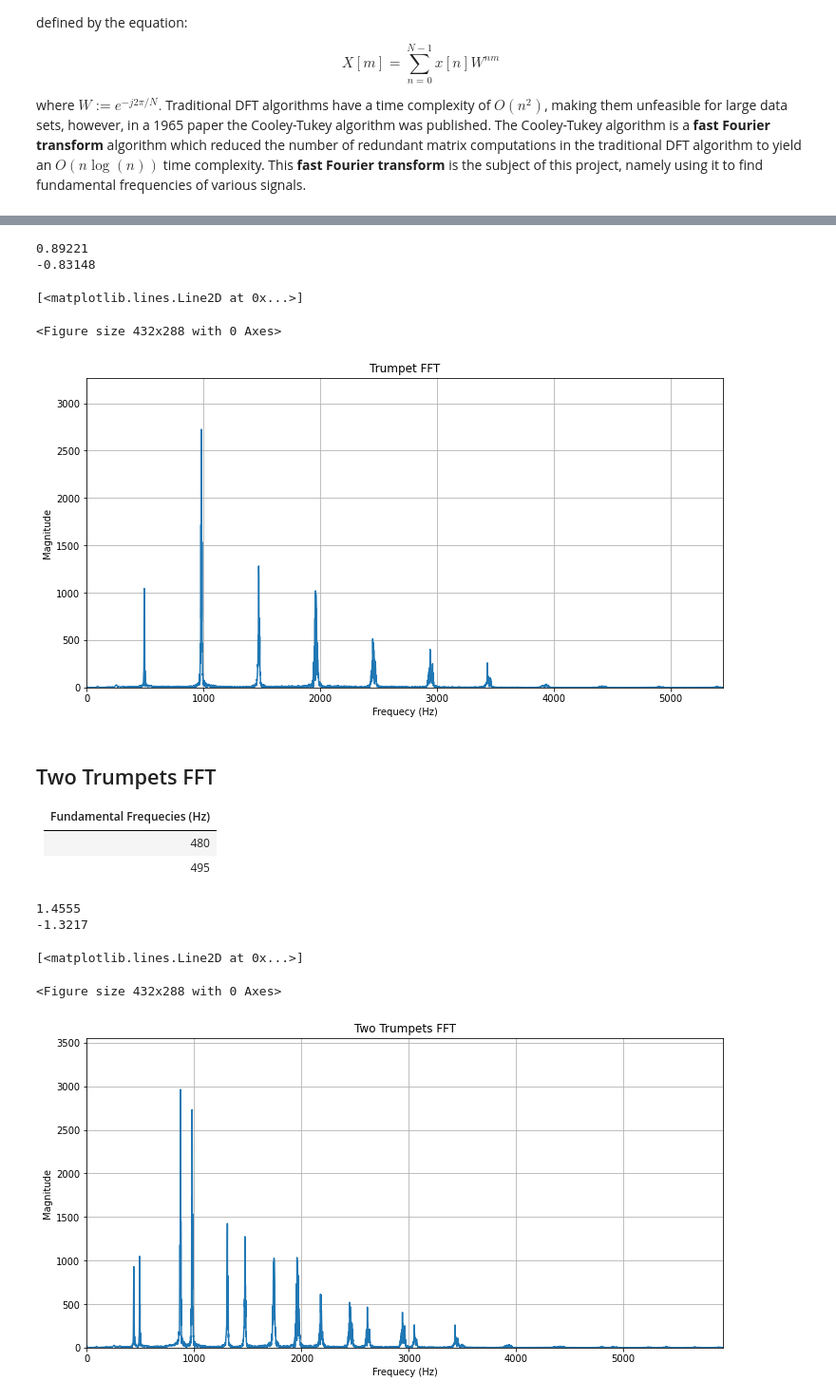
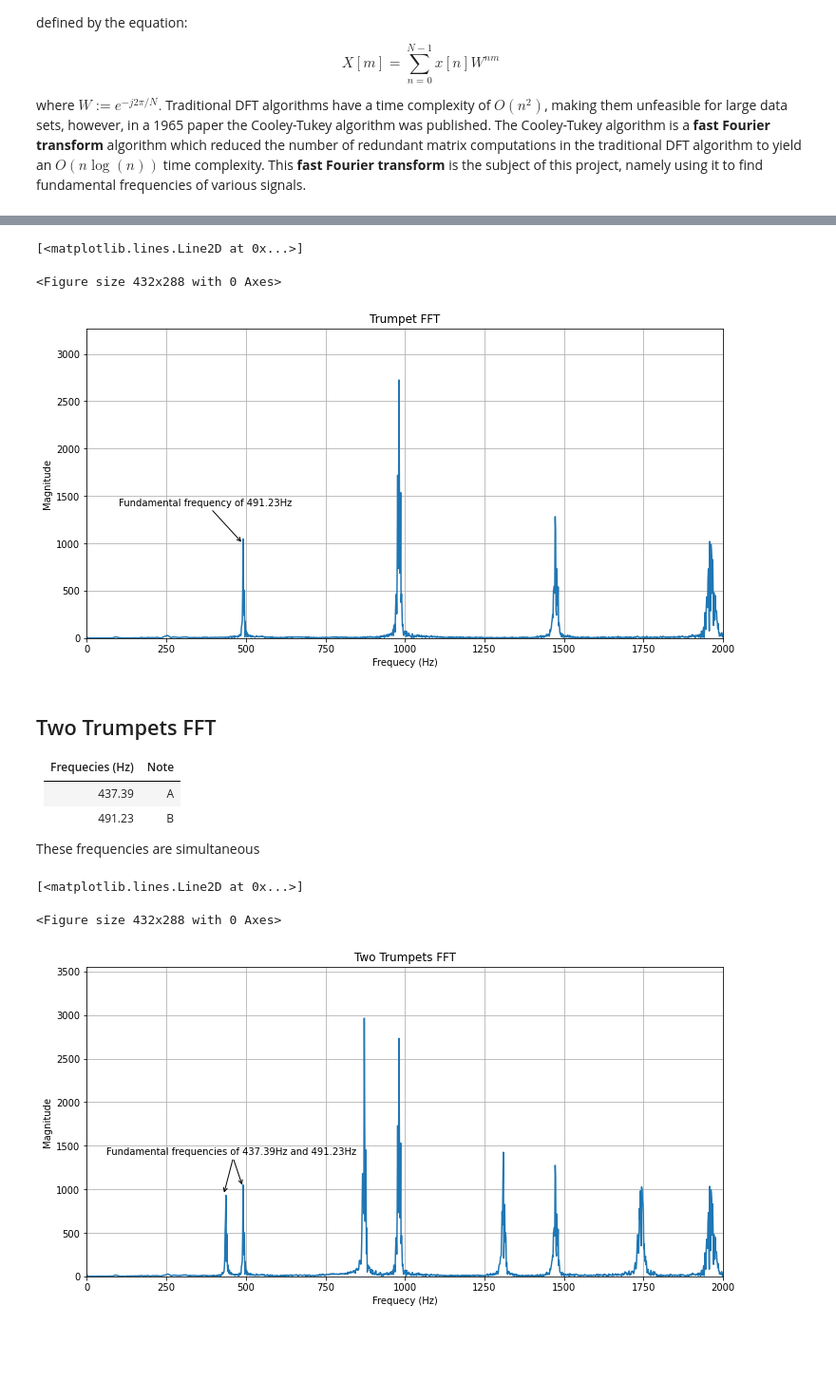
Before and after one commit to jonathanforhan/Homework-Mono, a Jupyter notebook: ee201/project-3/pitch-detection.ipynb, the cells around one changed output, grey strips where cells are left out. Shown at 95% size. Cells and saved outputs as stored; diff of their text form; code cells hidden in the pictures; blank space fills up the shorter version.

Commit message:
detect fundamenta freqs

```diff
--- a/ee201/project-3/pitch-detection.ipynb
+++ b/ee201/project-3/pitch-detection.ipynb
@@ -61,48 +118,55 @@ def down_sample(ymax: float) -> float:
 # %%
-freq, spec = read_signal("res/trumpet.csv", ft="csv")
+RANGE=2000
 
+freq, spec = read_signal("res/trumpet.csv", ft="csv", fft=True)
 ymax = np.max(spec)
-xmax = down_sample(ymax)
 
 plt.clf()
 plt.figure(figsize=(12, 6))
 plt.grid()
 plt.title("Trumpet FFT")
-plt.axis((0, xmax, 0, ymax * MARGIN))
+plt.axis((0, RANGE, 0, ymax * MARGIN))
 plt.xlabel("Frequecy (Hz)")
 plt.ylabel("Magnitude")
+
+peaks = find_peaks(spec[:RANGE])
+peakstr = "Fundamental frequency of %0.2fHz" % freq[peaks[0]]
+plt.annotate(peakstr, xy=(490, 1000), xytext=(100, 1400), arrowprops=ARROW_STYLE)
+
 plt.plot(freq, spec)
 # %% [output]
-0.89221
--0.83148
+[<matplotlib.lines.Line2D at 0x...>]
-[<matplotlib.lines.Line2D at 0x...>]
+<Figure size 432x288 with 0 Axes>
-<Figure size 432x288 with 0 Axes>
-[figure, old version]
+[figure, new version]
 # %% [markdown]
 ## Two Trumpets FFT
 
-|Fundamental Frequecies (Hz)|
-|:--------------------------|
-|480                        |
-|495                        |
+|Frequecies (Hz)|Note|
+|:--------------|:---|
+|437.39         |A   |
+|491.23         |B   |
+
+These frequencies are simultaneous
 # %%
+RANGE=2000
 
-freq, spec = read_signal("res/twotrumpetsAB.csv", ft="csv")
-
+freq, spec = read_signal("res/twotrumpetsAB.csv", ft="csv", fft=True)
 ymax = np.max(spec)
-xmax = down_sample(ymax)
 
 plt.clf()
 plt.figure(figsize=(12, 6))
 plt.grid()
 plt.title("Two Trumpets FFT")
-plt.axis((0, xmax, 0, ymax * MARGIN))
+plt.axis((0, RANGE, 0, ymax * MARGIN))
 plt.xlabel("Frequecy (Hz)")
 plt.ylabel("Magnitude")
+
+peaks = find_peaks(spec[:RANGE])
+peakstr = "Fundamental frequencies of %0.2fHz and %0.2fHz" % (freq[peaks[0]], freq[peaks[1]])
+plt.annotate(peakstr, xy=(490, 1030), xytext=(60, 1400), arrowprops=ARROW_STYLE)
+plt.annotate(None, xy=(430, 940), xytext=(460, 1360), arrowprops=ARROW_STYLE)
 plt.plot(freq, spec)
 # %% [output]
-1.4555
--1.3217
+[<matplotlib.lines.Line2D at 0x...>]
-[<matplotlib.lines.Line2D at 0x...>]
+<Figure size 432x288 with 0 Axes>
-<Figure size 432x288 with 0 Axes>
-[figure, old version]
+[figure, new version]
```
Also changed, not shown: parts of 11 cells of this notebook.
